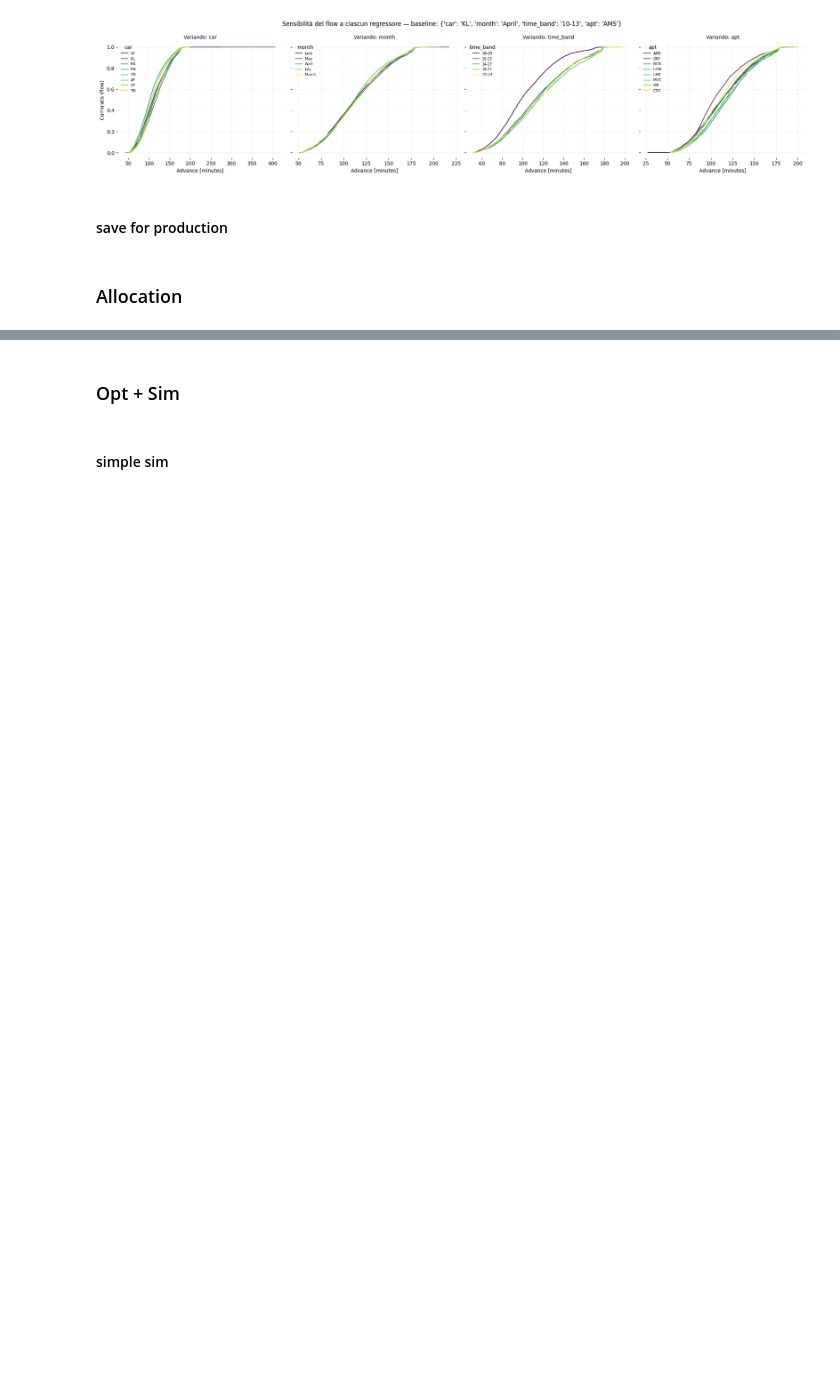
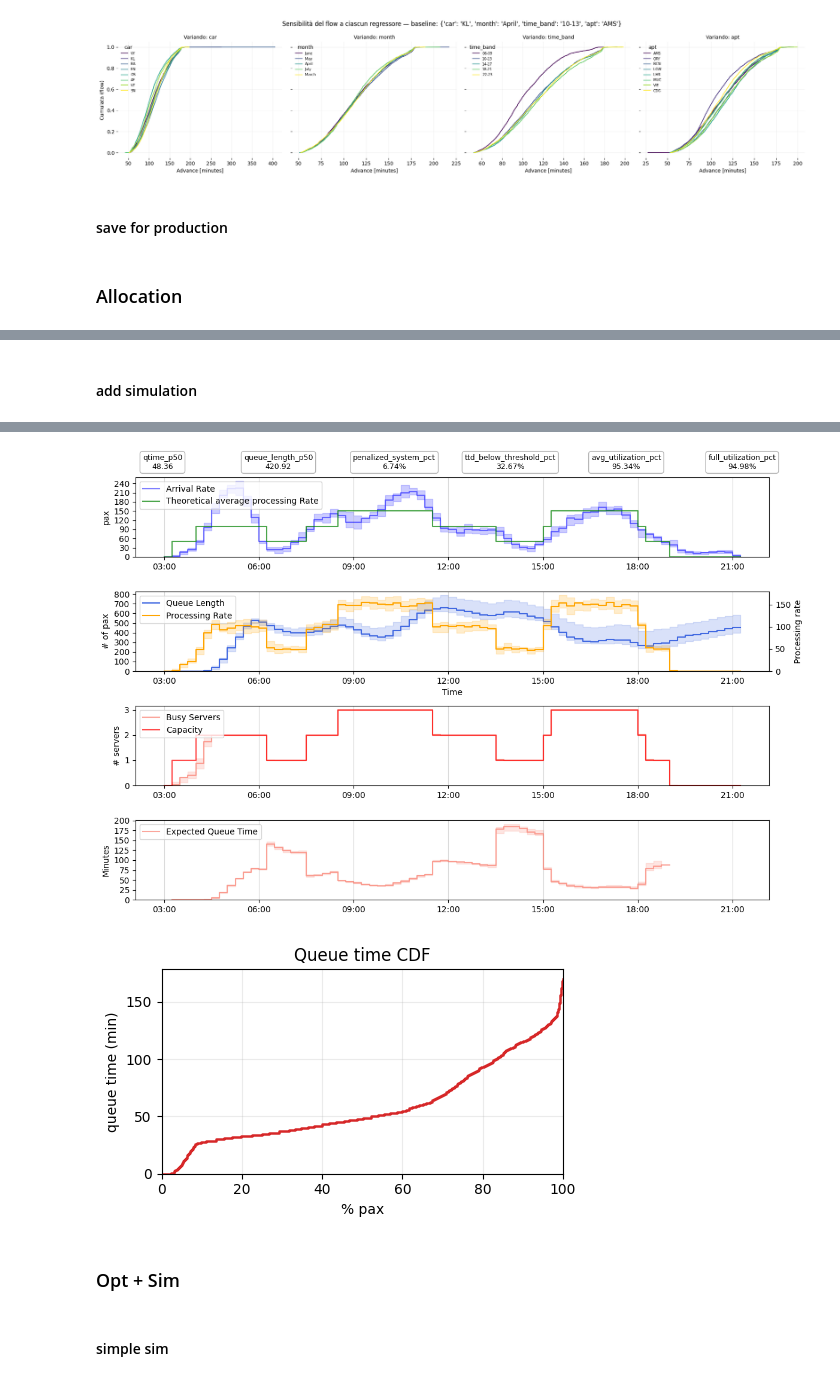
Before and after one commit to ZanchiLorenzo/security_paper, a Jupyter notebook: Tester FLR security.ipynb, the cells around one changed output, grey strips where cells are left out. Cells and saved outputs as stored; diff of their text form; code cells hidden in the pictures; blank space fills up the shorter version.

```diff
--- a/Tester FLR security.ipynb
+++ b/Tester FLR security.ipynb
@@ -1274,0 +1683,21 @@ torch.save({
+# %%
+date=dt.datetime(2026, 6, 1)
+
+schedule_or= pd.read_excel(os.path.join('data', 'schedule.xlsx'))
+schedule_std= preprocessing.preprocess_schedule_FLR(schedule_or, profile_specs={})
+schedule_f = schedule_std[schedule_std["date"] == date].copy()
+schedule_pred = predictive.predict_pax(df=schedule_f, path=f"data/pax_model.joblib")
+arrival_model = arrival_flow.load_arrival_flow(os.path.join("data", "arrival_flow.pt"))
+
+flight_demand = preprocessing.build_flight_demand(schedule_pred, arrival_model=arrival_model)
+arrivals= security_class.expected_arrivals(flight_demand)
+
+registry={
+    1: {'label': '1', 'processing_rate': 50, 'processing_unit': 15, 'priority': 5},
+    2: {'label': '2', 'processing_rate': 50, 'processing_unit': 15, 'priority': 5},
+    3: {'label': '3', 'processing_rate': 50, 'processing_unit': 15, 'priority': 5},
+    4: {'label': '4', 'processing_rate': 50, 'processing_unit': 15, 'priority': 5},
+    5: {'label': '5', 'processing_rate': 50, 'processing_unit': 15, 'priority': 5},
+    6: {'label': '6', 'processing_rate': 50, 'processing_unit': 15, 'priority': 5},
+    }
+server_registry = preprocessing.build_processing_params_by_server(registry)
@@ -1274,0 +1706,4 @@ torch.save({
+# %%
+planner = security_class.SecurityLanePlanner(arrivals, server_registry)
+
+res = planner.run(L=3, alpha=0.9, K_total=1000)
@@ -1274,0 +1812,12 @@ torch.save({
+# %% [markdown]
+#### add simulation
+# %%
+classe2= security_class.SecuritySimulator(
+    flight_demand=flight_demand,
+    intervals=utils.server_schedule_to_intervals(res.server_schedule),
+    server_registry=server_registry)
+
+sim_results = classe2.run(n_scenarios=10, n_workers=4, timebin=15, buffer_threshold=30, base_seed=base_seed)
+plotutils.plot_all(sim_results.df_timeline, sim_results.df_kpis)
+plotutils.plot_queue_cdf(sim_results.df_queue_cdf)
+# %% [output]
@@ -1275,3 +1825,5 @@ torch.save({
+[figure, added]
+[figure, added]
 # %% [markdown]
 ### Opt + Sim
 # %% [markdown]
```
Also changed, not shown: parts of 16 cells of this notebook, 5 other files.
